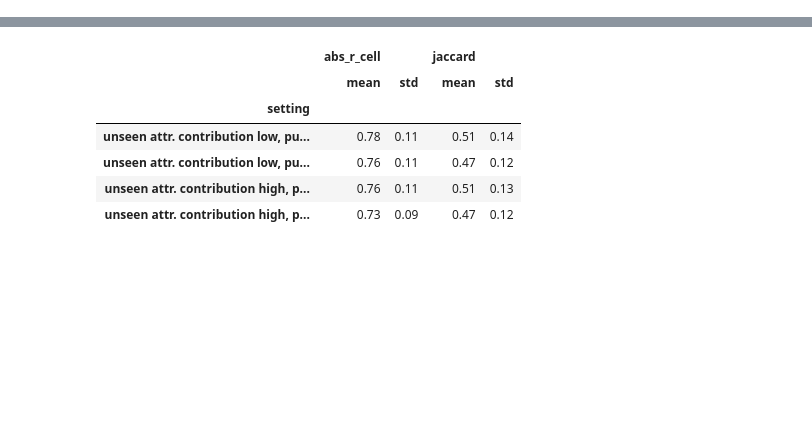
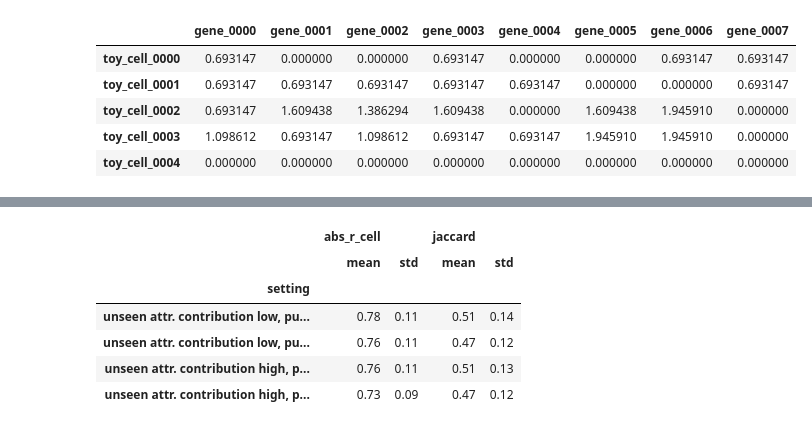
Before and after one commit to CM-Compbio-Group/TrackG, a Jupyter notebook: tutorial/simulation.ipynb, the cells around one changed output, grey strips where cells are left out. Drawn from its saved outputs; the diff is of its cells as text; code cells hidden in the pictures; blank space fills up the shorter version.

```diff
--- a/tutorial/simulation.ipynb
+++ b/tutorial/simulation.ipynb
@@ -53,0 +46,12 @@ seed 9 done
+# %%
+N_CELLS, KERNEL_SEED = 400, 2026                       # cells; seed of the tree and of the cell types
+SEEDS = range(10)                                      # 10 replicates of every setting
+SIM_CONFIG = SimulationConfig(n_genes=600, exclusive_genes=40, shared_genes=40, scale_B=True, rho=0.0,
+                              components_per_topic=(2, 2, 0))   # 2 lineage + 2 cell-type modules, no interaction
+LEVELS = {"low": 1.0, "high": 0.25}                    # noise level -> signal power / power of that noise term
+SETTINGS = {f"struct_{s}__iid_{u}": dict(structured_snr=LEVELS[s], unstructured_snr=LEVELS[u])
+            for s in LEVELS for u in LEVELS}           # (unseen-attribute term, pure noise): 4 settings
+MIN_EXPR_FRAC = 0.01                                   # genes expressed in > 1 % of the cells, as for KP-Tracer
+CCA_SETTINGS = dict(c_alpha=None, c_w2=None, n_restarts=10, random_seed=42, max_cca_iter=3000, cca_tolerance=1e-6,
+                    require_all_components=False, verbose=False)
+pd.DataFrame(SETTINGS).T.rename(index=ES.setting_label)    # SNR of the unseen-attribute term and of the pure noise
@@ -53,0 +72,5 @@ seed 9 done
+# %%
+kernels, CELL_IDS, meta = make_demo_kernels(N_CELLS, KERNEL_SEED)          # about a minute
+KERNELS = {"lineage": kernels["phylo"], "cell type": kernels["cell_type"]}   # the two attributes given to Track-G
+GENE_IDS = np.array([f"gene_{g:04d}" for g in range(SIM_CONFIG.n_genes)])
+print(f"{N_CELLS} cells, {meta['n_cell_types']} cell types | " + ", ".join(f"{k} kernel {K.shape}" for k, K in KERNELS.items()))
@@ -53,0 +90,9 @@ seed 9 done
+# %%
+seed, setting = 0, "struct_low__iid_low"
+sim = simulate_paired(kernels, replace(SIM_CONFIG, seed=seed, **SETTINGS[setting]))
+modules = ES.module_names(sim["topics"])
+print(f"H {sim['H'].shape} (cells x modules) | B {sim['B'].shape} (genes x modules) | Y {sim['Y'].shape} (cells x genes)")
+nz = sim["B"] > 0                                       # genes of every module
+pd.DataFrame({"attribute": [ES.LABEL[t] for t in sim["topics"]],
+              "specific genes": (nz & (nz.sum(1, keepdims=True) == 1)).sum(0),
+              "shared genes": (nz & (nz.sum(1, keepdims=True) == nz.shape[1])).sum(0)}, index=modules)
@@ -53,0 +106,11 @@ seed 9 done
+# %%
+log_exp = pd.DataFrame(np.log1p(sim["Y"]).astype(np.float32).astype(float),   # log(1 + counts), float32 as in the paper's runs
+                       index=CELL_IDS, columns=GENE_IDS)
+log_exp.iloc[:5, :8]
+# %% [output]
+|  | gene_0000 | gene_0001 | gene_0002 | gene_0003 | gene_0004 | gene_0005 | gene_0006 | gene_0007 |
+| toy_cell_0000 | 0.693147 | 0.000000 | 0.000000 | 0.693147 | 0.000000 | 0.000000 | 0.693147 | 0.693147 |
+| toy_cell_0001 | 0.693147 | 0.693147 | 0.693147 | 0.693147 | 0.693147 | 0.000000 | 0.000000 | 0.693147 |
+| toy_cell_0002 | 0.693147 | 1.609438 | 1.386294 | 1.609438 | 0.000000 | 1.609438 | 1.945910 | 0.000000 |
+| toy_cell_0003 | 1.098612 | 0.693147 | 1.098612 | 0.693147 | 0.693147 | 1.945910 | 1.945910 | 0.000000 |
+| toy_cell_0004 | 0.000000 | 0.000000 | 0.000000 | 0.000000 | 0.000000 | 0.000000 | 0.000000 | 0.000000 |
```
Also changed, not shown: parts of 27 cells of this notebook, 1 other file.
